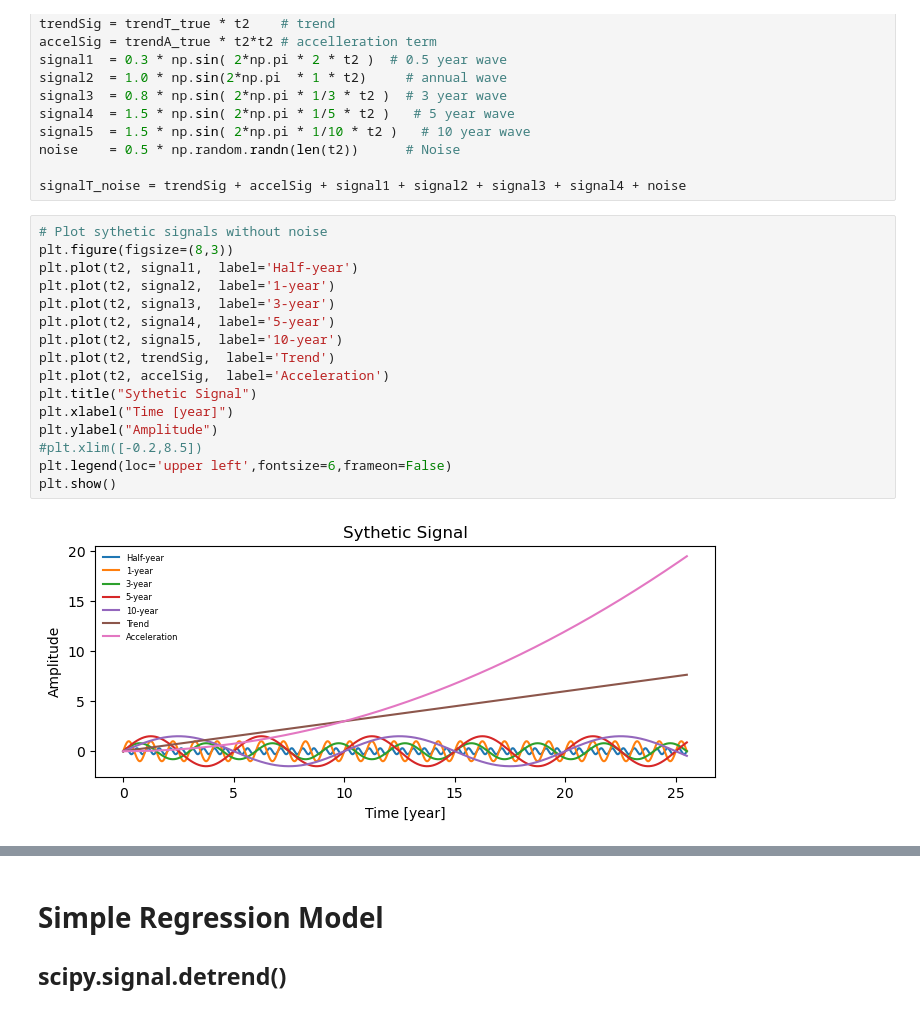
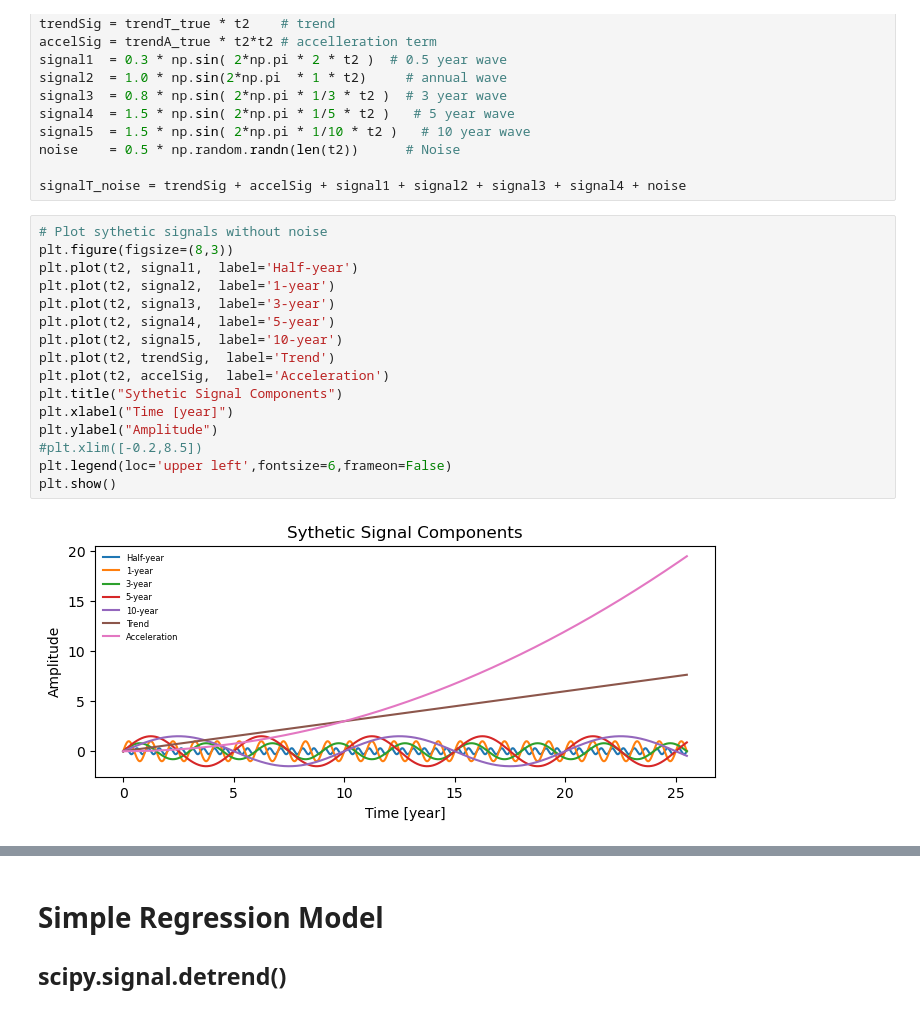
Before and after one commit to GeoPythonVT/geosf25_material, a Jupyter notebook: L12_Trend.ipynb, the cells around one changed output, grey strips where cells are left out. Drawn from its saved outputs; the diff is of its cells as text.

```diff
--- a/L12_Trend.ipynb
+++ b/L12_Trend.ipynb
@@ -49,21 +49,21 @@ signalT_noise = trendSig + accelSig + signal1 + signal2 + signal3 + signal4 + no
 # %%
 # Plot sythetic signals without noise
 plt.figure(figsize=(8,3))
 plt.plot(t2, signal1,  label='Half-year')
 plt.plot(t2, signal2,  label='1-year')
 plt.plot(t2, signal3,  label='3-year')
 plt.plot(t2, signal4,  label='5-year')
 plt.plot(t2, signal5,  label='10-year')
 plt.plot(t2, trendSig,  label='Trend')
 plt.plot(t2, accelSig,  label='Acceleration')
-plt.title("Sythetic Signal")
+plt.title("Sythetic Signal Components")
 plt.xlabel("Time [year]")
 plt.ylabel("Amplitude")
 #plt.xlim([-0.2,8.5])
 plt.legend(loc='upper left',fontsize=6,frameon=False)
 plt.show()
 # %% [output]
-[figure, old version]
+[figure, new version]
 # %%
 # Plot sythetic signals without noise
 plt.figure(figsize=(8,3))
```
Also changed, not shown: parts of 8 cells of this notebook.
